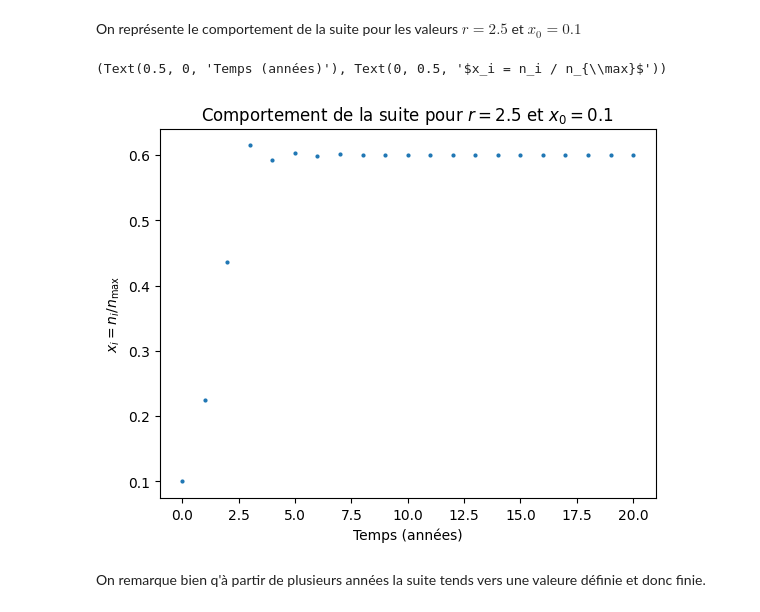
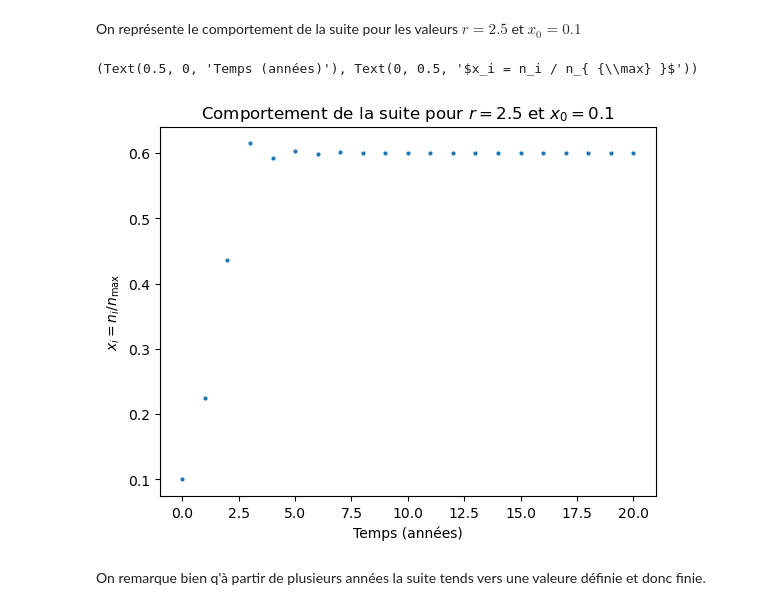
Before and after one commit to rochSmets/2py222, a Jupyter notebook: miniProjets/2025/2_chaos/sanchez.ipynb, the cells around one changed output. Drawn from its saved outputs; the diff is of its cells as text; code cells hidden in the pictures.

```diff
--- a/miniProjets/2025/2_chaos/sanchez.ipynb
+++ b/miniProjets/2025/2_chaos/sanchez.ipynb
@@ -23,16 +23,16 @@ timelength = len(years)
 # %%
 # On cree un tableau auquel attacher les valeurs de x_n
 x_n    = np.ones(timelength)* x_0
 
 for year in range(1,timelength):
     x_n[year]=r*x_n[year-1]*(1-x_n[year-1])
 
 plt.scatter(years,x_n,s=4)
 plt.title("Comportement de la suite pour $r=2.5$ et $x_0=0.1$")
-plt.xlabel("Temps (années)"), plt.ylabel("$x_i = n_i / n_{\max}$")
+plt.xlabel("Temps (années)"), plt.ylabel("$x_i = n_i / n_{ {\max} }$")
 # %% [output]
-(Text(0.5, 0, 'Temps (années)'), Text(0, 0.5, '$x_i = n_i / n_{\\max}$'))
+(Text(0.5, 0, 'Temps (années)'), Text(0, 0.5, '$x_i = n_i / n_{ {\\max} }$'))
-[figure, old version]
+[figure, new version]
 # %% [markdown]
 On remarque bien q'à partir de plusieurs années la suite tends vers une valeure définie et donc finie.
 # %% [markdown]
```
Also changed, not shown: parts of 5 cells of this notebook, 12 other files.
